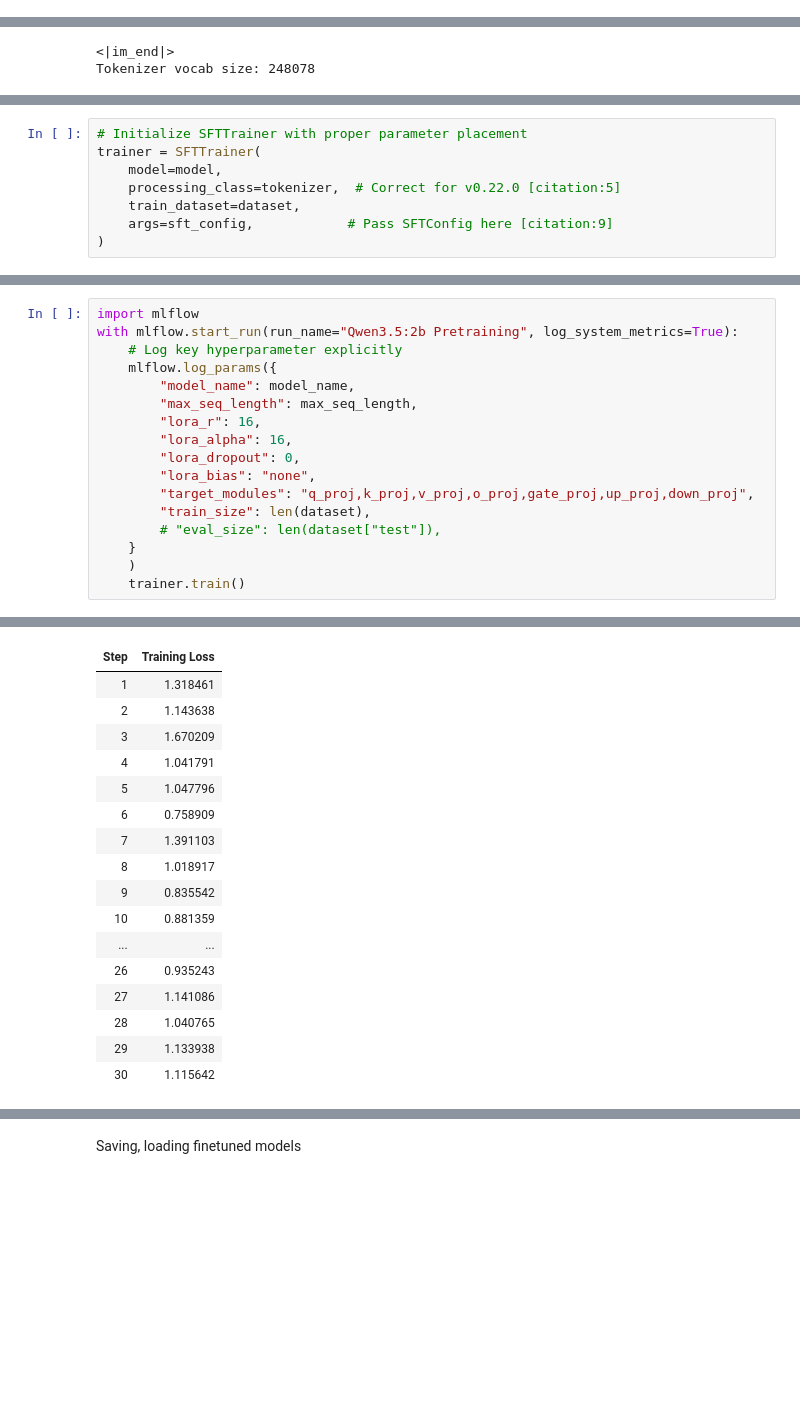
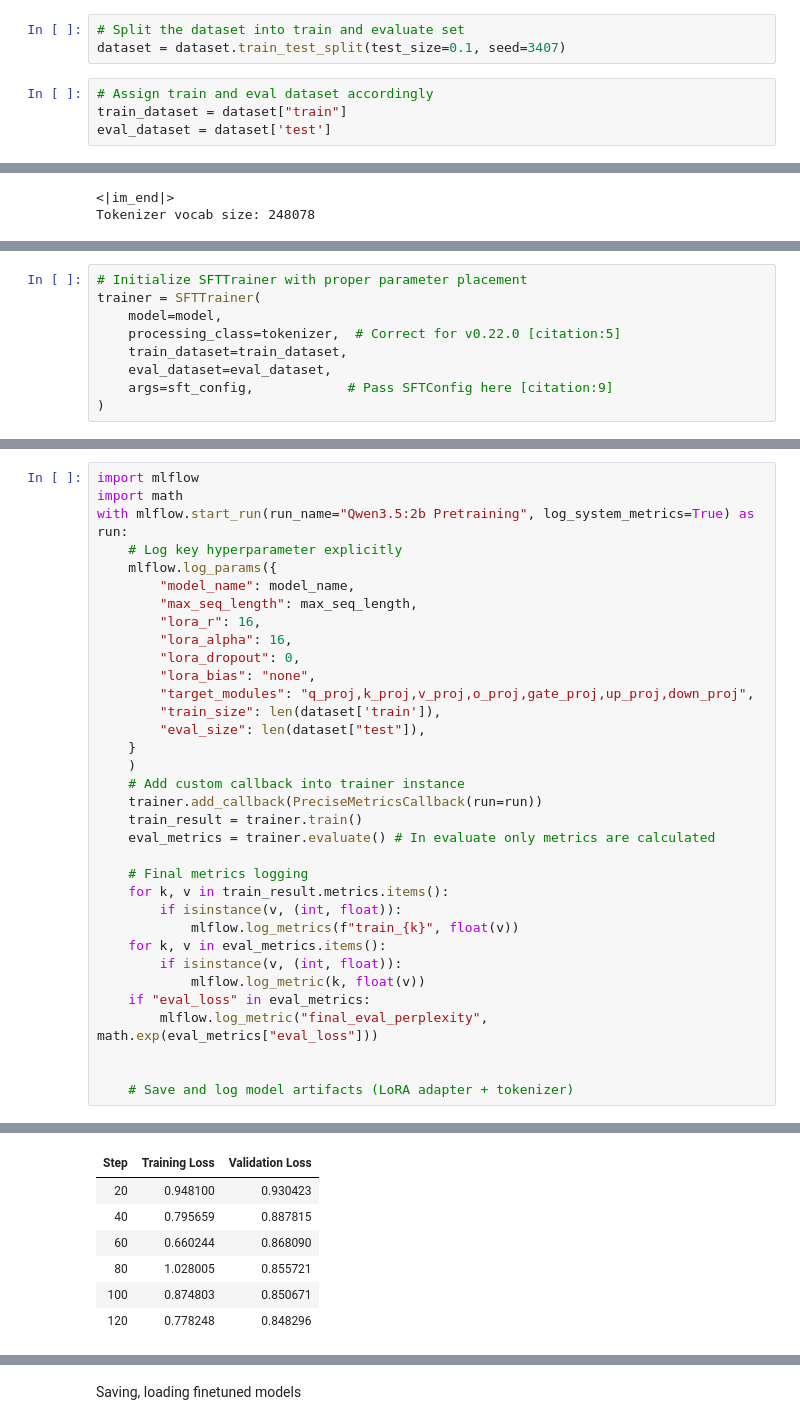
Before and after one commit to maitimeraki/END-TO-END-FINE-TUNING, a Jupyter notebook: Reasoning_fune_tunin.ipynb, the cells around one changed output, grey strips where cells are left out. Saved outputs shown, nothing was run; the diff lists cells and outputs as text; blank space fills up the shorter version.

Commit message:
remove auto logs into mlflow and create a custom callbacks for logs

```diff
--- a/Reasoning_fune_tunin.ipynb
+++ b/Reasoning_fune_tunin.ipynb
@@ -244,6 +242,13 @@ Key values given: 252, 8, 41, 300,000, 7,500, ,
 **The total cost to rent the buses and pay the toll is 2,152,500 won.**<|im_end|>
 
 ['text']
+# %%
+# Split the dataset into train and evaluate set
+dataset = dataset.train_test_split(test_size=0.1, seed=3407)
+# %%
+# Assign train and eval dataset accordingly
+train_dataset = dataset["train"]
+eval_dataset = dataset['test']
 # %% [markdown]
 Standardize the conversation format(Optional)
 # %%
@@ -305,6 +355,7 @@ Tokenizer vocab size: 248078
 trainer = SFTTrainer(
     model=model,
     processing_class=tokenizer,  # Correct for v0.22.0 [citation:5]
-    train_dataset=dataset,
+    train_dataset=train_dataset,
+    eval_dataset=eval_dataset,
     args=sft_config,            # Pass SFTConfig here [citation:9]
 )
@@ -311,6 +473,7 @@ trainer = SFTTrainer(
 # %%
 import mlflow
-with mlflow.start_run(run_name="Qwen3.5:2b Pretraining", log_system_metrics=True):
+import math
+with mlflow.start_run(run_name="Qwen3.5:2b Pretraining", log_system_metrics=True) as run:
     # Log key hyperparameter explicitly
     mlflow.log_params({
         "model_name": model_name,
@@ -320,9 +483,25 @@ with mlflow.start_run(run_name="Qwen3.5:2b Pretraining", log_system_metrics=True
         "lora_dropout": 0,
         "lora_bias": "none",
         "target_modules": "q_proj,k_proj,v_proj,o_proj,gate_proj,up_proj,down_proj",
-        "train_size": len(dataset),
-        # "eval_size": len(dataset["test"]),
+        "train_size": len(dataset['train']),
+        "eval_size": len(dataset["test"]),
     }
     )
-    trainer.train()
+    # Add custom callback into trainer instance
+    trainer.add_callback(PreciseMetricsCallback(run=run))
+    train_result = trainer.train()
+    eval_metrics = trainer.evaluate() # In evaluate only metrics are calculated
+
+    # Final metrics logging
+    for k, v in train_result.metrics.items():
+        if isinstance(v, (int, float)):
+            mlflow.log_metrics(f"train_{k}", float(v))
+    for k, v in eval_metrics.items():
+        if isinstance(v, (int, float)):
+            mlflow.log_metric(k, float(v))
+    if "eval_loss" in eval_metrics:
+        mlflow.log_metric("final_eval_perplexity", math.exp(eval_metrics["eval_loss"]))
+
+
+    # Save and log model artifacts (LoRA adapter + tokenizer)
 # %% [output]
@@ -337,17 +518,7 @@ O^O/ \_/ \    Batch size per device = 2 | Gradient accumulation steps = 4
-| Step | Training Loss |
-| 1 | 1.318461 |
-| 2 | 1.143638 |
-| 3 | 1.670209 |
-| 4 | 1.041791 |
-| 5 | 1.047796 |
-| 6 | 0.758909 |
-| 7 | 1.391103 |
-| 8 | 1.018917 |
-| 9 | 0.835542 |
-| 10 | 0.881359 |
-| ... | ... |
-| 26 | 0.935243 |
-| 27 | 1.141086 |
-| 28 | 1.040765 |
-| 29 | 1.133938 |
-| 30 | 1.115642 |
+| Step | Training Loss | Validation Loss |
+| 20 | 0.948100 | 0.930423 |
+| 40 | 0.795659 | 0.887815 |
+| 60 | 0.660244 | 0.868090 |
+| 80 | 1.028005 | 0.855721 |
+| 100 | 0.874803 | 0.850671 |
+| 120 | 0.778248 | 0.848296 |
```
Also changed, not shown: parts of 11 cells of this notebook.
